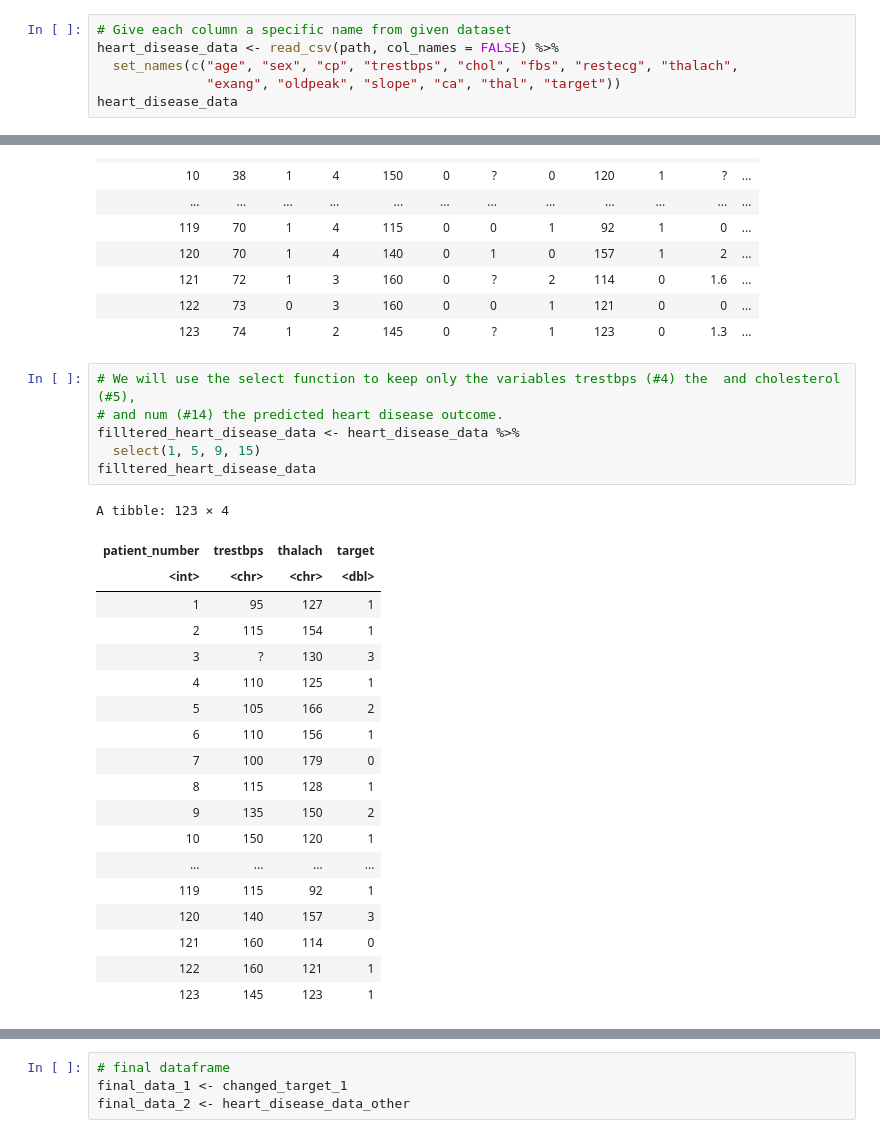
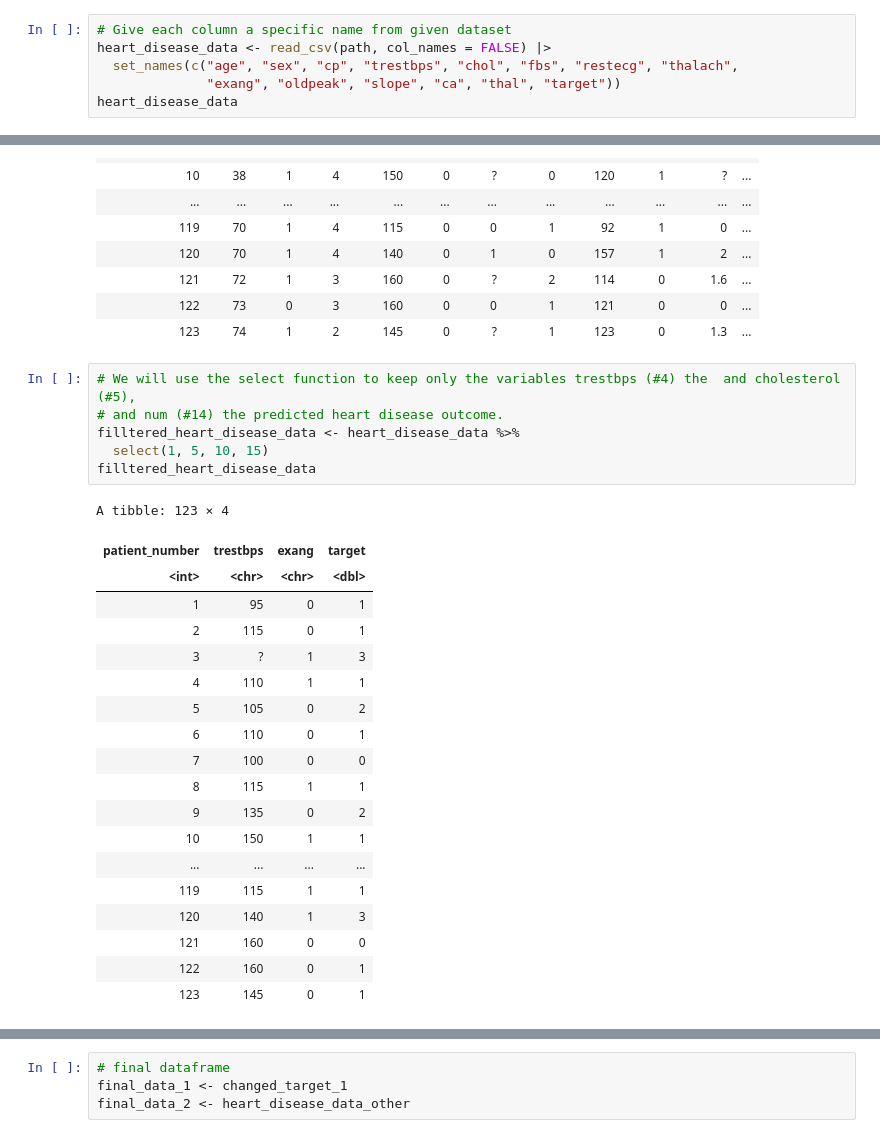
Before and after one commit to cchurch999/Data-Science-Group-Project-Books, a Jupyter notebook: Preliminary exploratory data analysis.ipynb, the cells around one changed output, grey strips where cells are left out. Drawn from its saved outputs; the diff is of its cells as text.

Commit message:
changed to exang
changed variables

```diff
--- a/Preliminary exploratory data analysis.ipynb
+++ b/Preliminary exploratory data analysis.ipynb
@@ -65,7 +54,7 @@ A spec_tbl_df: 122 × 14
 ##### Step 2 : Naming and filtering data
 # %%
 # Give each column a specific name from given dataset
-heart_disease_data <- read_csv(path, col_names = FALSE) %>%
+heart_disease_data <- read_csv(path, col_names = FALSE) |>
   set_names(c("age", "sex", "cp", "trestbps", "chol", "fbs", "restecg", "thalach",
               "exang", "oldpeak", "slope", "ca", "thal", "target"))
 heart_disease_data
@@ -126,29 +115,29 @@ A tibble: 123 × 15
 # %%
 # We will use the select function to keep only the variables trestbps (#4) the  and cholesterol (#5),
 # and num (#14) the predicted heart disease outcome.
 filltered_heart_disease_data <- heart_disease_data %>%
-  select(1, 5, 9, 15)
+  select(1, 5, 10, 15)
 filltered_heart_disease_data
 # %% [output]
 A tibble: 123 × 4
-| patient_number | trestbps | thalach | target |
+| patient_number | trestbps | exang | target |
 | <int> | <chr> | <chr> | <dbl> |
-| 1 | 95 | 127 | 1 |
-| 2 | 115 | 154 | 1 |
-| 3 | ? | 130 | 3 |
-| 4 | 110 | 125 | 1 |
-| 5 | 105 | 166 | 2 |
-| 6 | 110 | 156 | 1 |
-| 7 | 100 | 179 | 0 |
-| 8 | 115 | 128 | 1 |
-| 9 | 135 | 150 | 2 |
-| 10 | 150 | 120 | 1 |
+| 1 | 95 | 0 | 1 |
+| 2 | 115 | 0 | 1 |
+| 3 | ? | 1 | 3 |
+| 4 | 110 | 1 | 1 |
+| 5 | 105 | 0 | 2 |
+| 6 | 110 | 0 | 1 |
+| 7 | 100 | 0 | 0 |
+| 8 | 115 | 1 | 1 |
+| 9 | 135 | 0 | 2 |
+| 10 | 150 | 1 | 1 |
 | ... | ... | ... | ... |
-| 119 | 115 | 92 | 1 |
-| 120 | 140 | 157 | 3 |
-| 121 | 160 | 114 | 0 |
-| 122 | 160 | 121 | 1 |
-| 123 | 145 | 123 | 1 |
+| 119 | 115 | 1 | 1 |
+| 120 | 140 | 1 | 3 |
+| 121 | 160 | 0 | 0 |
+| 122 | 160 | 0 | 1 |
+| 123 | 145 | 0 | 1 |
 # %%
 # We want to change column 14 to be only 0 (no to heart disease) and 1 (1 and above is yes to heart disease)
 changed_target <- filltered_heart_disease_data %>%
```
Also changed, not shown: parts of 5 cells of this notebook.
